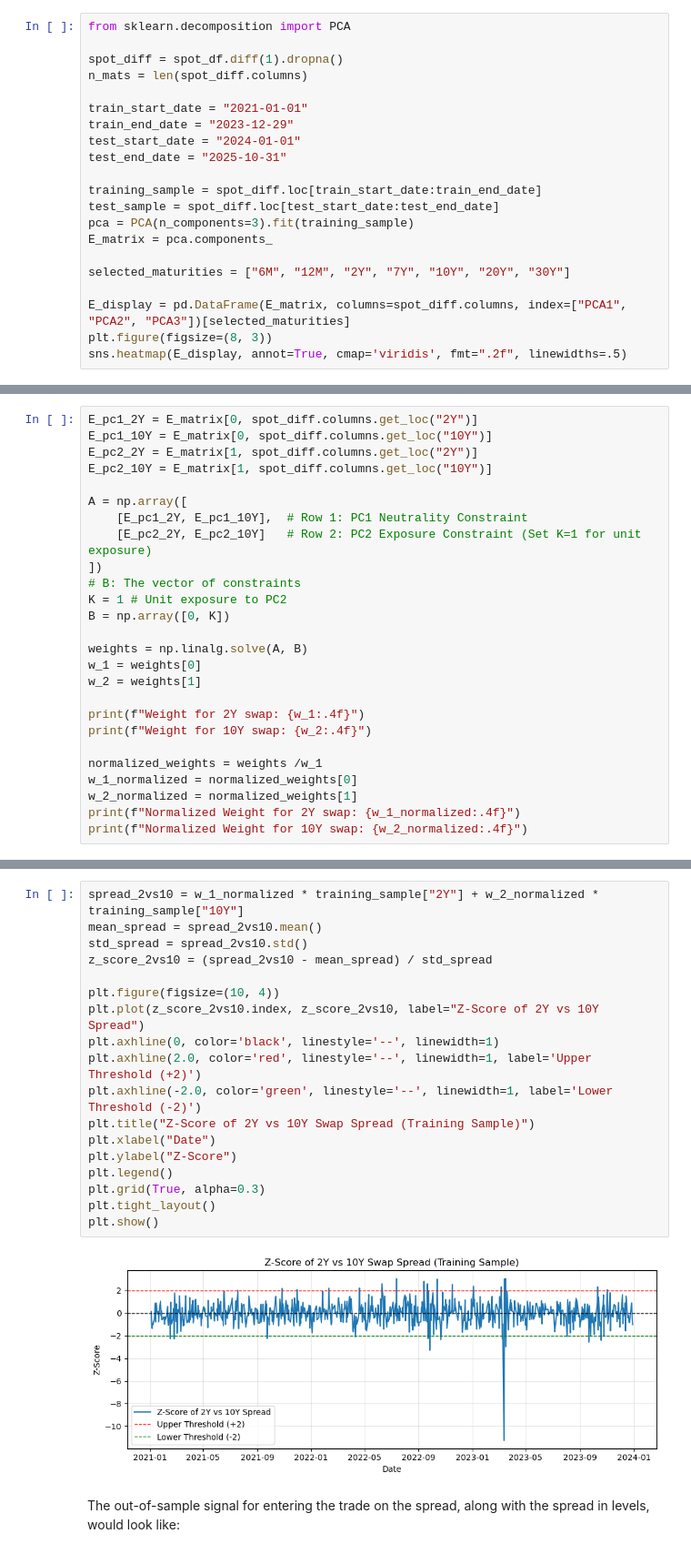
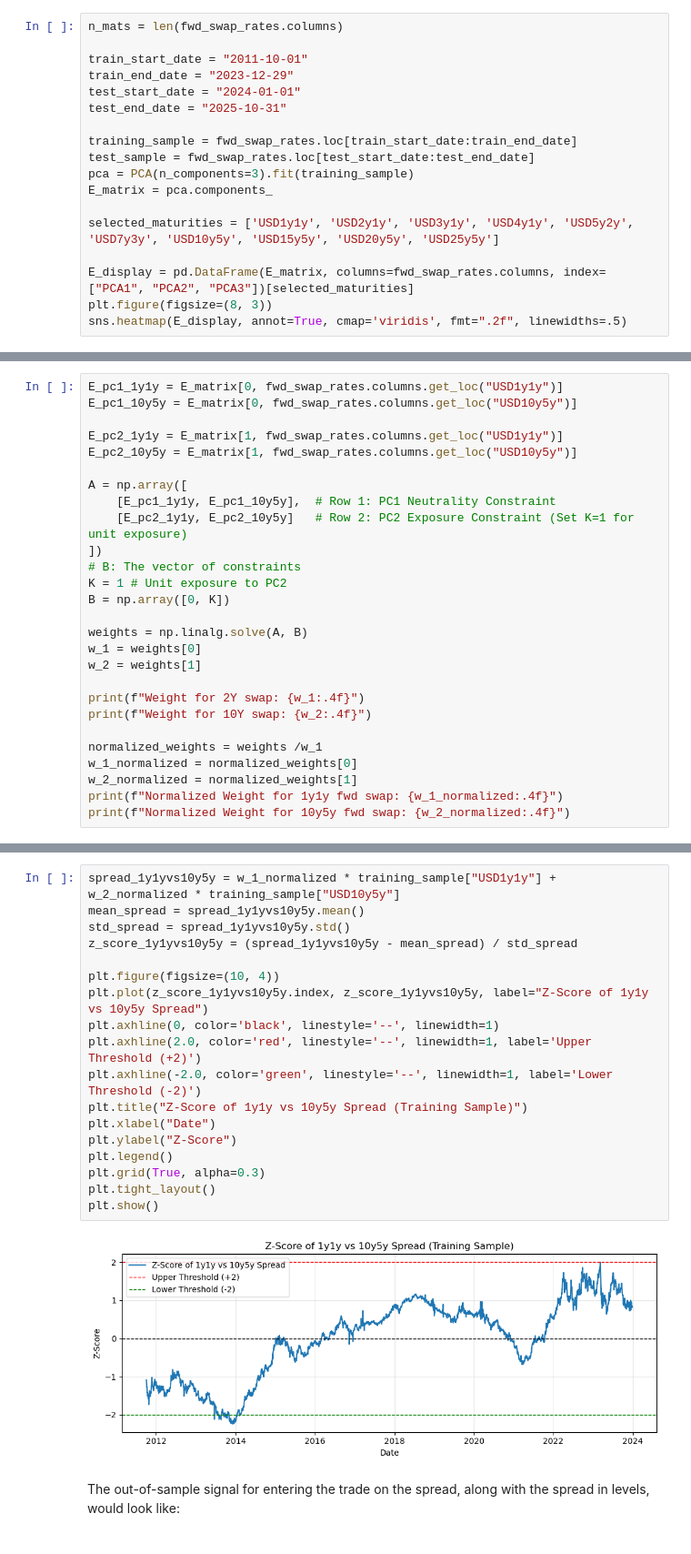
Before and after one commit to hedge-fund-strats/yield-curve-slope-trading, a Jupyter notebook: 03-trading-strat.ipynb, the cells around one changed output, grey strips where cells are left out. Shown at 91% size. Cells and saved outputs as stored; diff of their text form.

```diff
--- a/03-trading-strat.ipynb
+++ b/03-trading-strat.ipynb
@@ -83,22 +84,19 @@ Maturities = ['1W', '2W', '3W', '1M', '2M', '3M', '4M', '5M', '6M', '7M', '8M',
 # %%
-from sklearn.decomposition import PCA
+n_mats = len(fwd_swap_rates.columns)
 
-spot_diff = spot_df.diff(1).dropna()
-n_mats = len(spot_diff.columns)
-
-train_start_date = "2021-01-01"
+train_start_date = "2011-10-01"
 train_end_date = "2023-12-29"
 test_start_date = "2024-01-01"
 test_end_date = "2025-10-31"
 
-training_sample = spot_diff.loc[train_start_date:train_end_date]
-test_sample = spot_diff.loc[test_start_date:test_end_date]
+training_sample = fwd_swap_rates.loc[train_start_date:train_end_date]
+test_sample = fwd_swap_rates.loc[test_start_date:test_end_date]
 pca = PCA(n_components=3).fit(training_sample)
 E_matrix = pca.components_
 
-selected_maturities = ["6M", "12M", "2Y", "7Y", "10Y", "20Y", "30Y"]
+selected_maturities = ['USD1y1y', 'USD2y1y', 'USD3y1y', 'USD4y1y', 'USD5y2y', 'USD7y3y', 'USD10y5y', 'USD15y5y', 'USD20y5y', 'USD25y5y']
 
-E_display = pd.DataFrame(E_matrix, columns=spot_diff.columns, index=["PCA1", "PCA2", "PCA3"])[selected_maturities]
+E_display = pd.DataFrame(E_matrix, columns=fwd_swap_rates.columns, index=["PCA1", "PCA2", "PCA3"])[selected_maturities]
 plt.figure(figsize=(8, 3))
 sns.heatmap(E_display, annot=True, cmap='viridis', fmt=".2f", linewidths=.5)
 # %% [output]
@@ -112,12 +110,13 @@ $$w_1*0.16 + w_2*(-0.20) = 1$$
 # %%
-E_pc1_2Y = E_matrix[0, spot_diff.columns.get_loc("2Y")]
-E_pc1_10Y = E_matrix[0, spot_diff.columns.get_loc("10Y")]
-E_pc2_2Y = E_matrix[1, spot_diff.columns.get_loc("2Y")]
-E_pc2_10Y = E_matrix[1, spot_diff.columns.get_loc("10Y")]
+E_pc1_1y1y = E_matrix[0, fwd_swap_rates.columns.get_loc("USD1y1y")]
+E_pc1_10y5y = E_matrix[0, fwd_swap_rates.columns.get_loc("USD10y5y")]
+
+E_pc2_1y1y = E_matrix[1, fwd_swap_rates.columns.get_loc("USD1y1y")]
+E_pc2_10y5y = E_matrix[1, fwd_swap_rates.columns.get_loc("USD10y5y")]
 
 A = np.array([
-    [E_pc1_2Y, E_pc1_10Y],  # Row 1: PC1 Neutrality Constraint
-    [E_pc2_2Y, E_pc2_10Y]   # Row 2: PC2 Exposure Constraint (Set K=1 for unit exposure)
+    [E_pc1_1y1y, E_pc1_10y5y],  # Row 1: PC1 Neutrality Constraint
+    [E_pc2_1y1y, E_pc2_10y5y]   # Row 2: PC2 Exposure Constraint (Set K=1 for unit exposure)
 ])
 # B: The vector of constraints
 K = 1 # Unit exposure to PC2
@@ -133,6 +132,6 @@ print(f"Weight for 10Y swap: {w_2:.4f}")
 normalized_weights = weights /w_1
 w_1_normalized = normalized_weights[0]
 w_2_normalized = normalized_weights[1]
-print(f"Normalized Weight for 2Y swap: {w_1_normalized:.4f}")
-print(f"Normalized Weight for 10Y swap: {w_2_normalized:.4f}")
+print(f"Normalized Weight for 1y1y fwd swap: {w_1_normalized:.4f}")
+print(f"Normalized Weight for 10y5y fwd swap: {w_2_normalized:.4f}")
 # %% [output]
@@ -147,23 +146,23 @@ $$\Pi^{\text{2vs10}}_t = 1 \cdot \Delta \text{2Y}_t -  1.1545 \cdot \Delta \text
 # %%
-spread_2vs10 = w_1_normalized * training_sample["2Y"] + w_2_normalized * training_sample["10Y"]
-mean_spread = spread_2vs10.mean()
-std_spread = spread_2vs10.std()
-z_score_2vs10 = (spread_2vs10 - mean_spread) / std_spread
+spread_1y1yvs10y5y = w_1_normalized * training_sample["USD1y1y"] + w_2_normalized * training_sample["USD10y5y"]
+mean_spread = spread_1y1yvs10y5y.mean()
+std_spread = spread_1y1yvs10y5y.std()
+z_score_1y1yvs10y5y = (spread_1y1yvs10y5y - mean_spread) / std_spread
 
 plt.figure(figsize=(10, 4))
-plt.plot(z_score_2vs10.index, z_score_2vs10, label="Z-Score of 2Y vs 10Y Spread")
+plt.plot(z_score_1y1yvs10y5y.index, z_score_1y1yvs10y5y, label="Z-Score of 1y1y vs 10y5y Spread")
 plt.axhline(0, color='black', linestyle='--', linewidth=1)
 plt.axhline(2.0, color='red', linestyle='--', linewidth=1, label='Upper Threshold (+2)')
 plt.axhline(-2.0, color='green', linestyle='--', linewidth=1, label='Lower Threshold (-2)')
-plt.title("Z-Score of 2Y vs 10Y Swap Spread (Training Sample)")
+plt.title("Z-Score of 1y1y vs 10y5y Spread (Training Sample)")
 plt.xlabel("Date")
 plt.ylabel("Z-Score")
 plt.legend()
 plt.grid(True, alpha=0.3)
 plt.tight_layout()
 plt.show()
 # %% [output]
-[figure, old version]
+[figure, new version]
 # %% [markdown]
 The out-of-sample signal for entering the trade on the spread, along with the spread in levels, would look like:
 # %%
```
Also changed, not shown: parts of 16 cells of this notebook.
